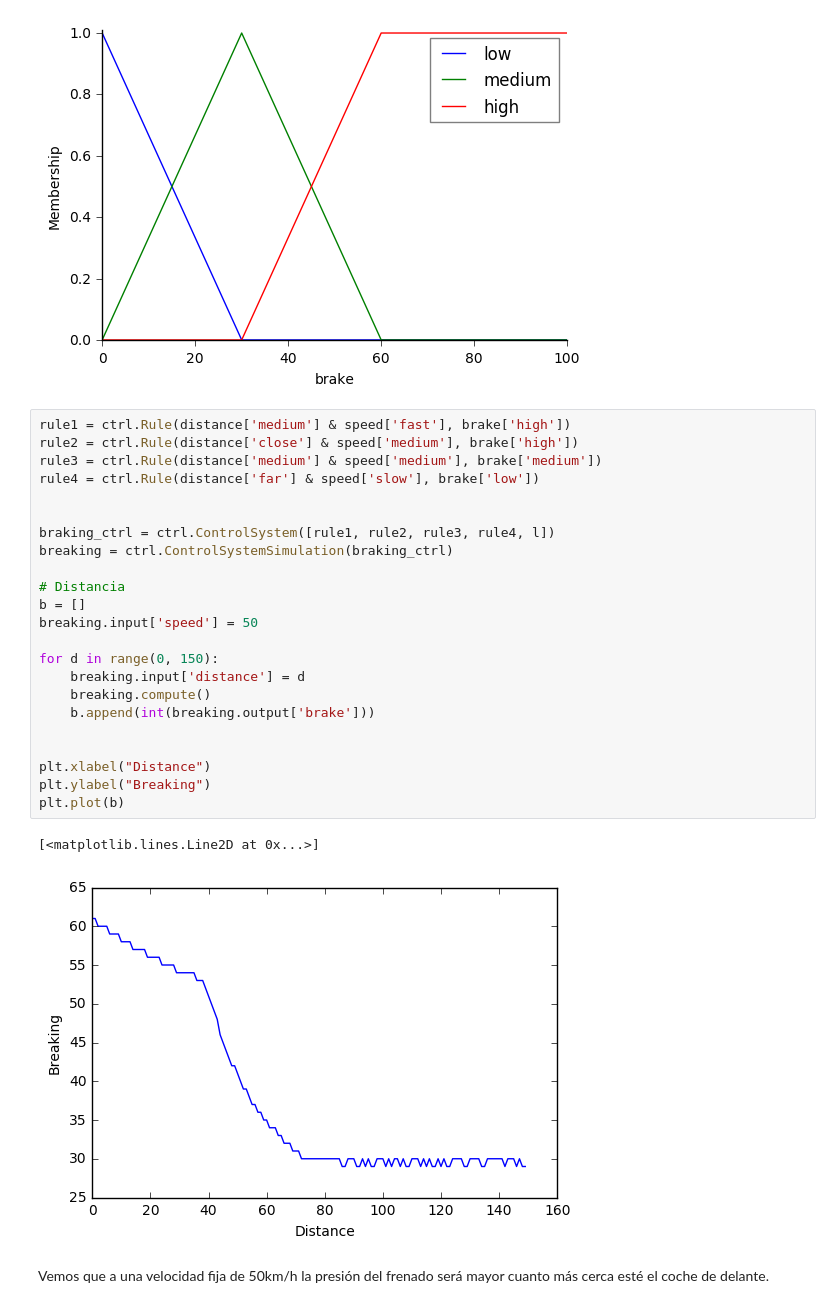
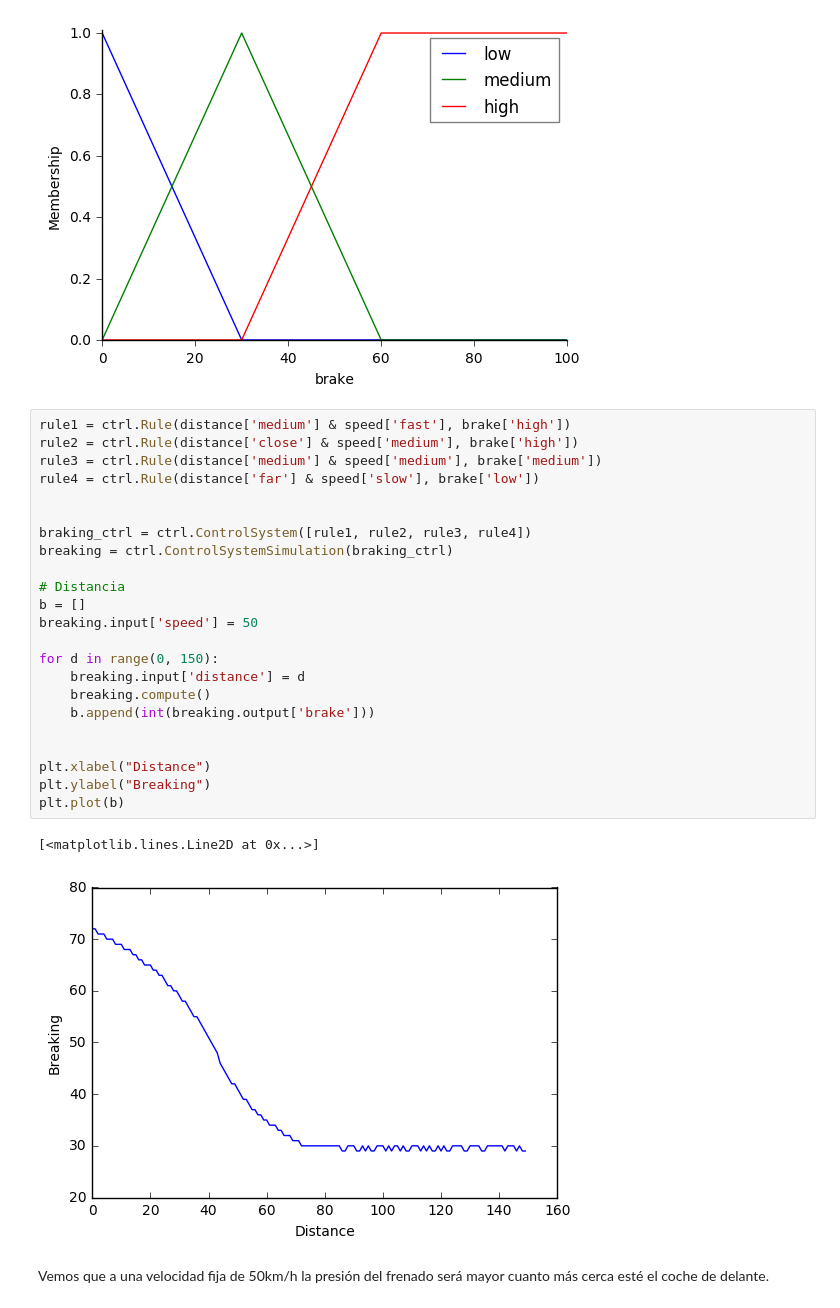
Before and after one commit to cayetanoguerra/cayetanoguerra.github.io, a Jupyter notebook: ia/nbpy/fuzzy-logic.ipynb, the cells around one changed output. Cells and saved outputs as stored; diff of their text form.

```diff
--- a/ia/nbpy/fuzzy-logic.ipynb
+++ b/ia/nbpy/fuzzy-logic.ipynb
@@ -205,29 +205,29 @@ brake.view()
 # %%
 rule1 = ctrl.Rule(distance['medium'] & speed['fast'], brake['high'])
 rule2 = ctrl.Rule(distance['close'] & speed['medium'], brake['high'])
 rule3 = ctrl.Rule(distance['medium'] & speed['medium'], brake['medium'])
 rule4 = ctrl.Rule(distance['far'] & speed['slow'], brake['low'])
 
 
-braking_ctrl = ctrl.ControlSystem([rule1, rule2, rule3, rule4, l])
+braking_ctrl = ctrl.ControlSystem([rule1, rule2, rule3, rule4])
 breaking = ctrl.ControlSystemSimulation(braking_ctrl)
 
 # Distancia
 b = []
 breaking.input['speed'] = 50
 
 for d in range(0, 150):
     breaking.input['distance'] = d
     breaking.compute()
     b.append(int(breaking.output['brake']))
 
 
 plt.xlabel("Distance")
 plt.ylabel("Breaking")
 plt.plot(b)
 # %% [output]
 [<matplotlib.lines.Line2D at 0x...>]
-[figure, old version]
+[figure, new version]
 # %% [markdown]
 Vemos que a una velocidad fija de 50km/h la presión del frenado será mayor cuanto más cerca esté el coche de delante.
 # %%
```
Also changed, not shown: parts of 1 cell of this notebook, 4 other files.
